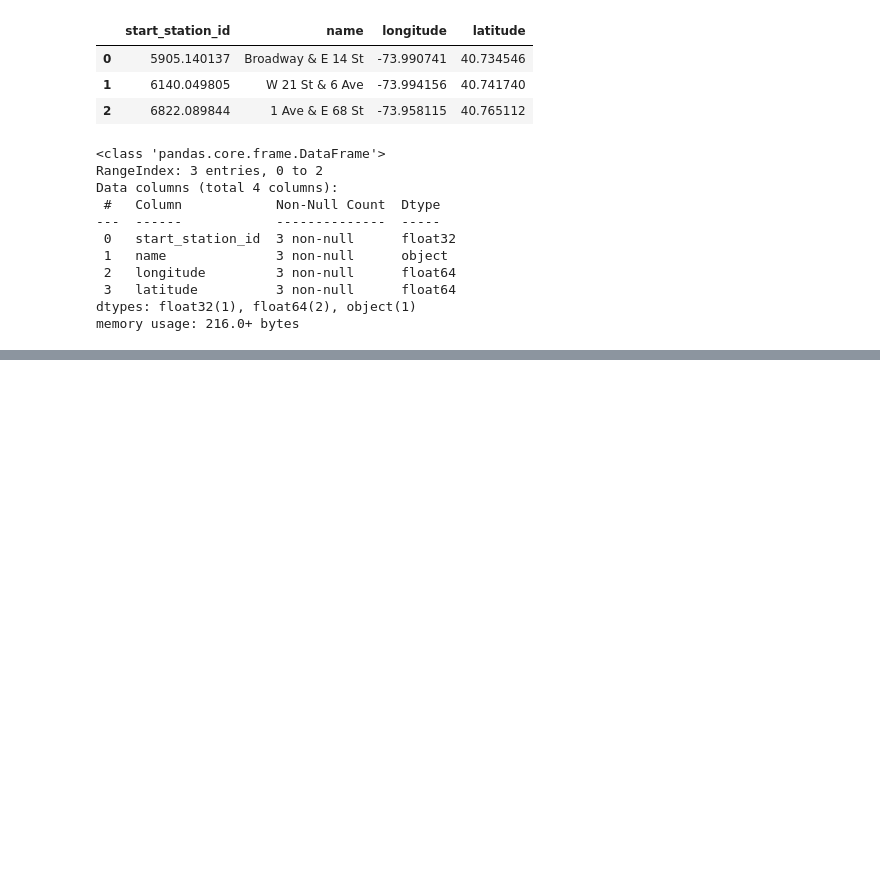
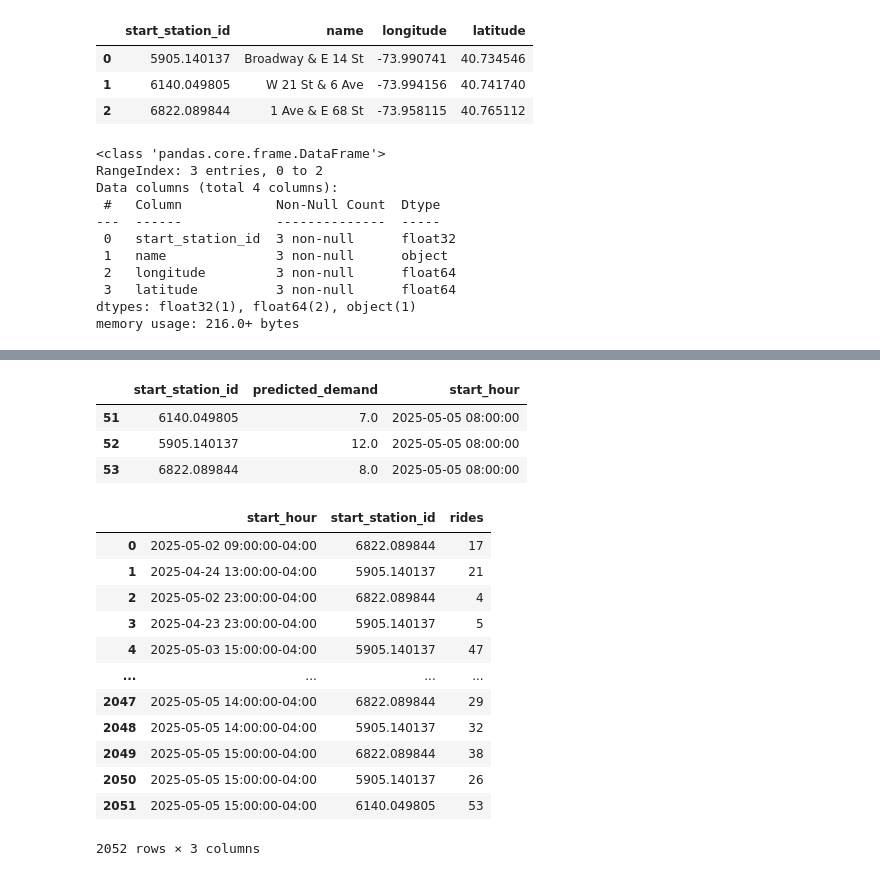
Before and after one commit to nolantphillips/CitiBike, a Jupyter notebook: frontend/test.ipynb, the cells around one changed output, grey strips where cells are left out. Cells and saved outputs as stored; diff of their text form; code cells hidden in the pictures; blank space fills up the shorter version.

```diff
--- a/frontend/test.ipynb
+++ b/frontend/test.ipynb
@@ -93,0 +123,5 @@ memory usage: 336.0+ bytes
+# %%
+from src.inference import load_batch_of_features_from_store, fetch_hourly_rides
+current_date = pd.Timestamp.now(tz="US/Eastern")
+features = fetch_hourly_rides(672)
+predictions = fetch_next_hour_predictions()
@@ -93,0 +152,23 @@ memory usage: 336.0+ bytes
+# %%
+predictions
+# %% [output]
+|  | start_station_id | predicted_demand | start_hour |
+| 51 | 6140.049805 | 7.0 | 2025-05-05 08:00:00 |
+| 52 | 5905.140137 | 12.0 | 2025-05-05 08:00:00 |
+| 53 | 6822.089844 | 8.0 | 2025-05-05 08:00:00 |
+# %%
+features
+# %% [output]
+|  | start_hour | start_station_id | rides |
+| 0 | 2025-05-02 09:00:00-04:00 | 6822.089844 | 17 |
+| 1 | 2025-04-24 13:00:00-04:00 | 5905.140137 | 21 |
+| 2 | 2025-05-02 23:00:00-04:00 | 6822.089844 | 4 |
+| 3 | 2025-04-23 23:00:00-04:00 | 5905.140137 | 5 |
+| 4 | 2025-05-03 15:00:00-04:00 | 5905.140137 | 47 |
+| ... | ... | ... | ... |
+| 2047 | 2025-05-05 14:00:00-04:00 | 6822.089844 | 29 |
+| 2048 | 2025-05-05 14:00:00-04:00 | 5905.140137 | 32 |
+| 2049 | 2025-05-05 15:00:00-04:00 | 6822.089844 | 38 |
+| 2050 | 2025-05-05 15:00:00-04:00 | 5905.140137 | 26 |
+| 2051 | 2025-05-05 15:00:00-04:00 | 6140.049805 | 53 |
+2052 rows × 3 columns
```
Also changed, not shown: parts of 29 cells of this notebook, 2 other files.
